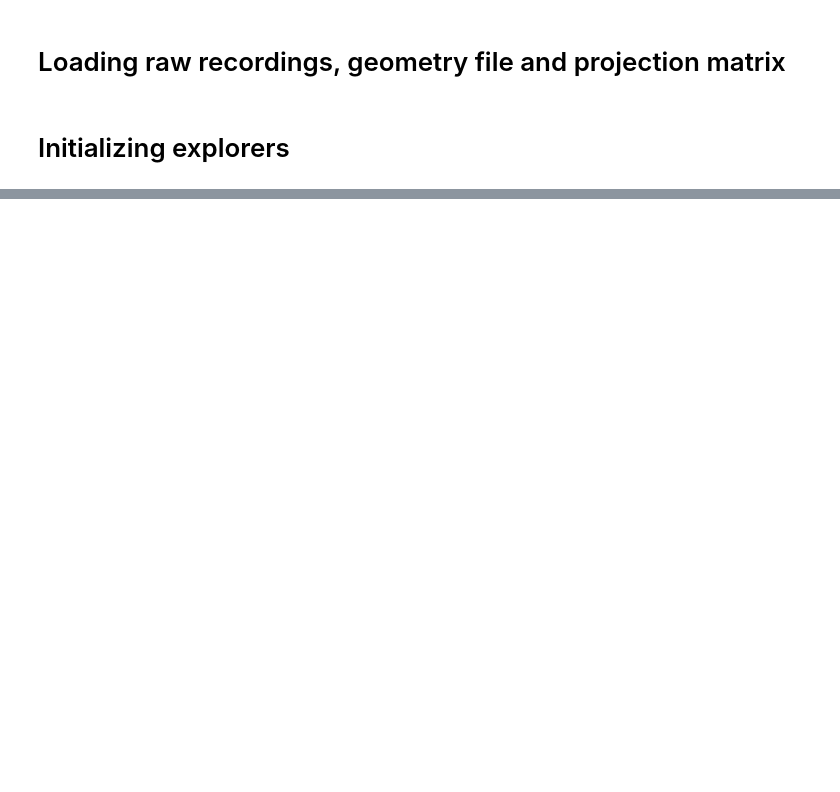
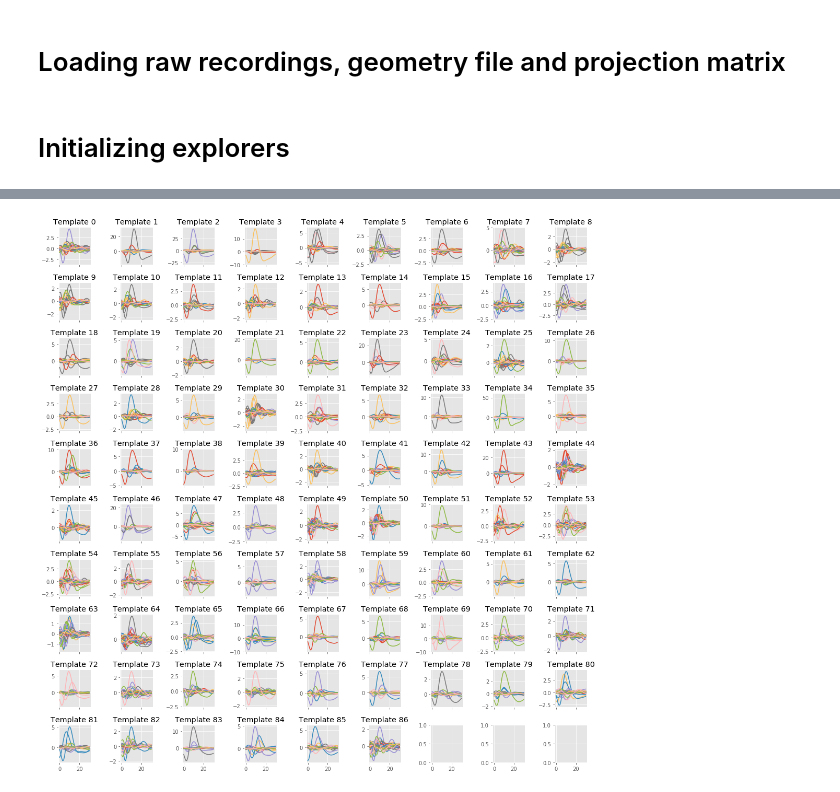
Before and after one commit to edublancas/neural-clustering, a Jupyter notebook: notebooks/cluster-evaluation.ipynb, the cells around one changed output, grey strips where cells are left out. Drawn from its saved outputs; the diff is of its cells as text; code cells hidden in the pictures; blank space fills up the shorter version.

```diff
--- a/notebooks/cluster-evaluation.ipynb
+++ b/notebooks/cluster-evaluation.ipynb
@@ -85,0 +94,4 @@ stats
+# %%
+explorer_train.plot_templates('all')
+# %% [output]
+[figure, added]
```
Also changed, not shown: parts of 7 cells of this notebook.
